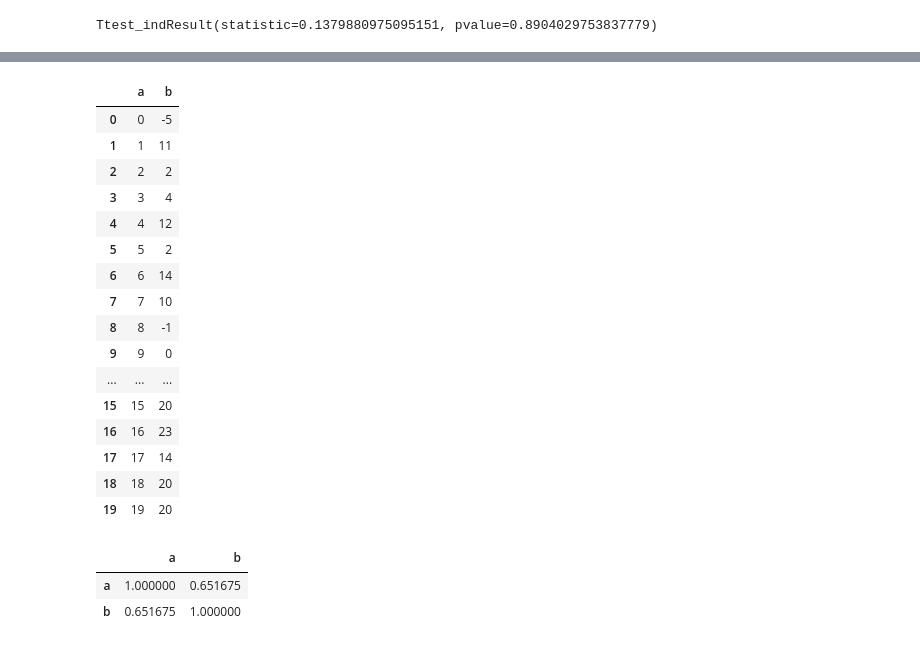
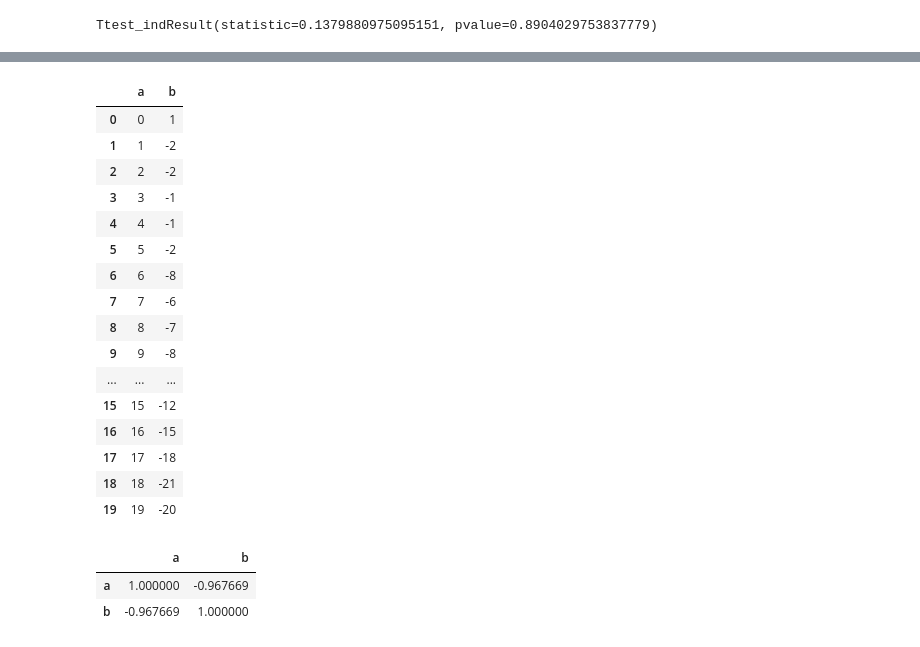
Before and after one commit to Pkangokar/DS601_Spring22, a Jupyter notebook: Week12/notebooks/ttest.ipynb, the cells around one changed output, grey strips where cells are left out. Drawn from its saved outputs; the diff is of its cells as text; code cells hidden in the pictures.

```diff
--- a/Week12/notebooks/ttest.ipynb
+++ b/Week12/notebooks/ttest.ipynb
@@ -240,29 +238,29 @@ df[['a','b']].corr()
 # %%
 df = pd.DataFrame()
 df['a'] =  [x for x in range(20)]
-df['b'] = [x + randint(-10, 10) for x in range(20)]
+df['b'] = [-(x + randint(-3, 3)) for x in range(20)]
 df
 # %% [output]
 |  | a | b |
-| 0 | 0 | -5 |
-| 1 | 1 | 11 |
-| 2 | 2 | 2 |
-| 3 | 3 | 4 |
-| 4 | 4 | 12 |
-| 5 | 5 | 2 |
-| 6 | 6 | 14 |
-| 7 | 7 | 10 |
-| 8 | 8 | -1 |
-| 9 | 9 | 0 |
+| 0 | 0 | 1 |
+| 1 | 1 | -2 |
+| 2 | 2 | -2 |
+| 3 | 3 | -1 |
+| 4 | 4 | -1 |
+| 5 | 5 | -2 |
+| 6 | 6 | -8 |
+| 7 | 7 | -6 |
+| 8 | 8 | -7 |
+| 9 | 9 | -8 |
 | ... | ... | ... |
-| 15 | 15 | 20 |
-| 16 | 16 | 23 |
-| 17 | 17 | 14 |
-| 18 | 18 | 20 |
-| 19 | 19 | 20 |
+| 15 | 15 | -12 |
+| 16 | 16 | -15 |
+| 17 | 17 | -18 |
+| 18 | 18 | -21 |
+| 19 | 19 | -20 |
 # %%
 df.corr()
 # %% [output]
 |  | a | b |
-| a | 1.000000 | 0.651675 |
-| b | 0.651675 | 1.000000 |
+| a | 1.000000 | -0.967669 |
+| b | -0.967669 | 1.000000 |
```
Also changed, not shown: parts of 6 cells of this notebook, 1 other file.
